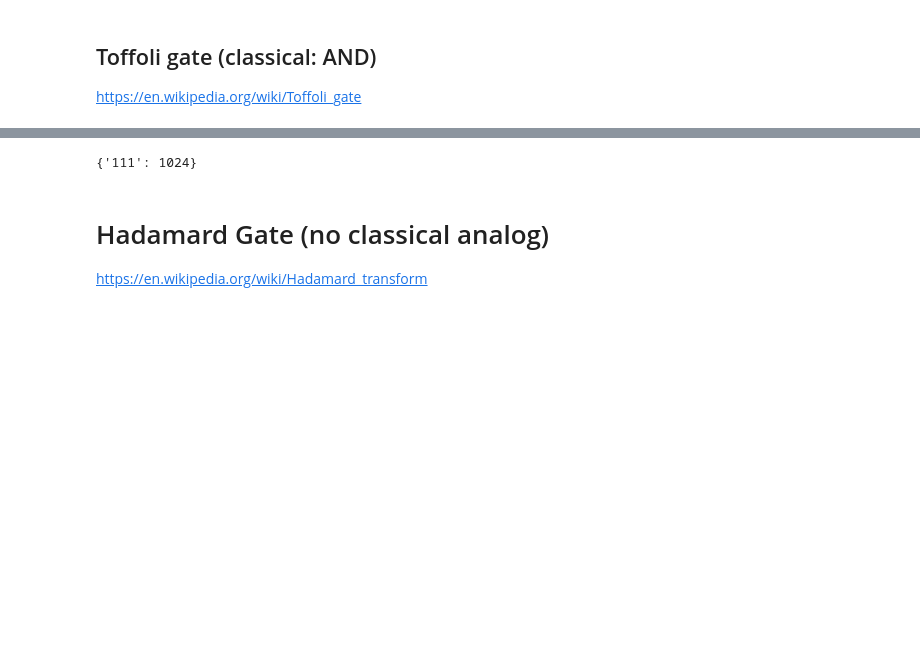
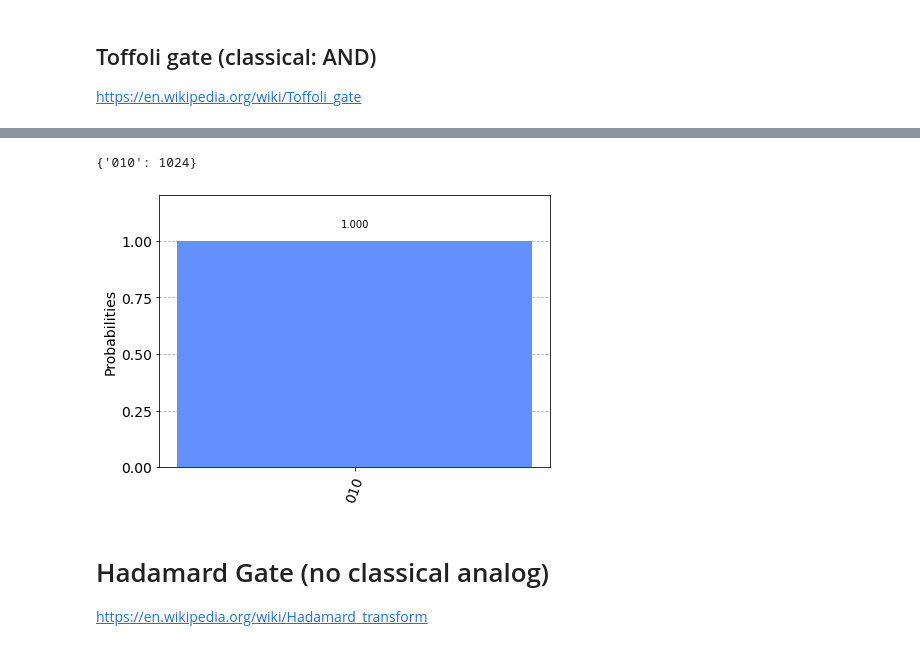
Before and after one commit to croppers/quantum_computing_workshop, a Jupyter notebook: 5 - Quantum Gates (key).ipynb, the cells around one changed output, grey strips where cells are left out. Drawn from its saved outputs; the diff is of its cells as text; code cells hidden in the pictures; blank space fills up the shorter version.

```diff
--- a/5 - Quantum Gates (key).ipynb
+++ b/5 - Quantum Gates (key).ipynb
@@ -187,10 +180,8 @@ meas: 3/════════════════════════
 # %%
-sim = qiskit.Aer.get_backend('aer_simulator')  # use the classical Aer simulator
-qobj_ccx = qiskit.assemble(qc_ccx) # assemble the quantum circuit for processing
-result = sim.run(qc_ccx).result()
-print(result.get_counts())
+test(qc)
 # %% [output]
-{'111': 1024}
+{'010': 1024}
+[figure, added]
 # %% [markdown]
 # Hadamard Gate (no classical analog)
 
```
Also changed, not shown: parts of 17 cells of this notebook, 1 other file.
